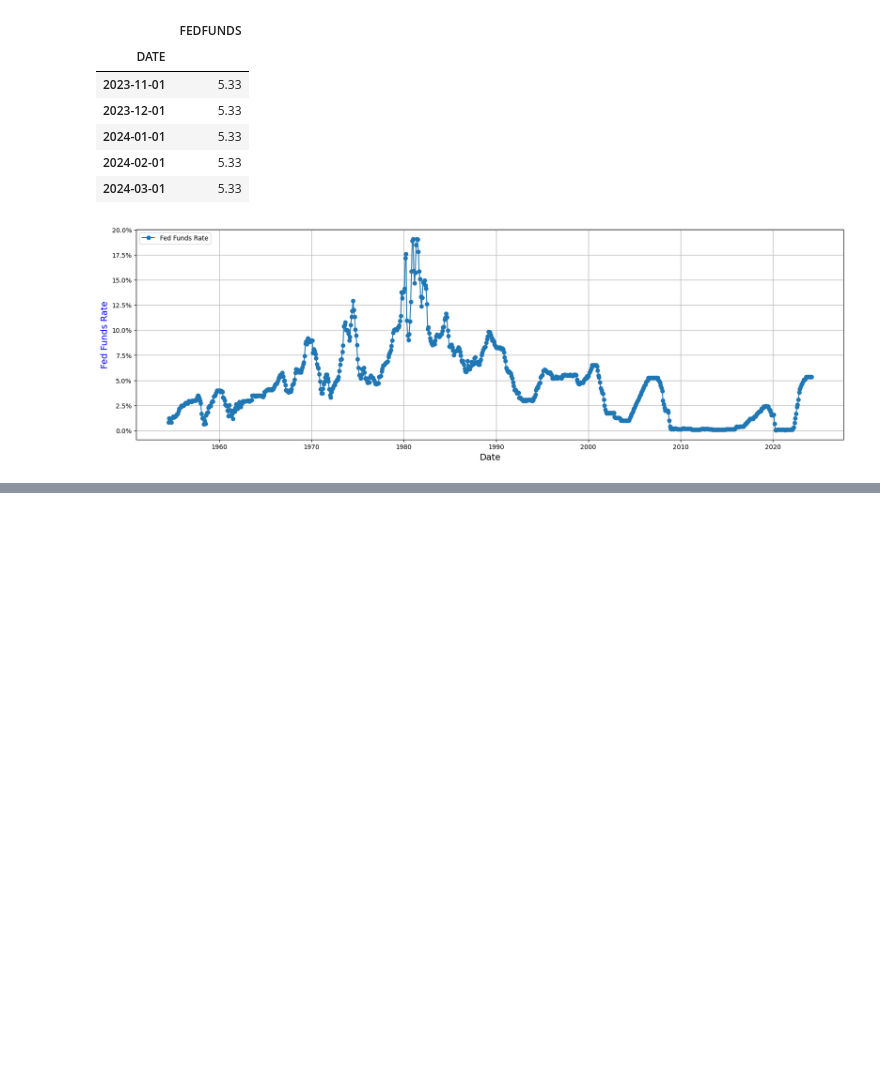
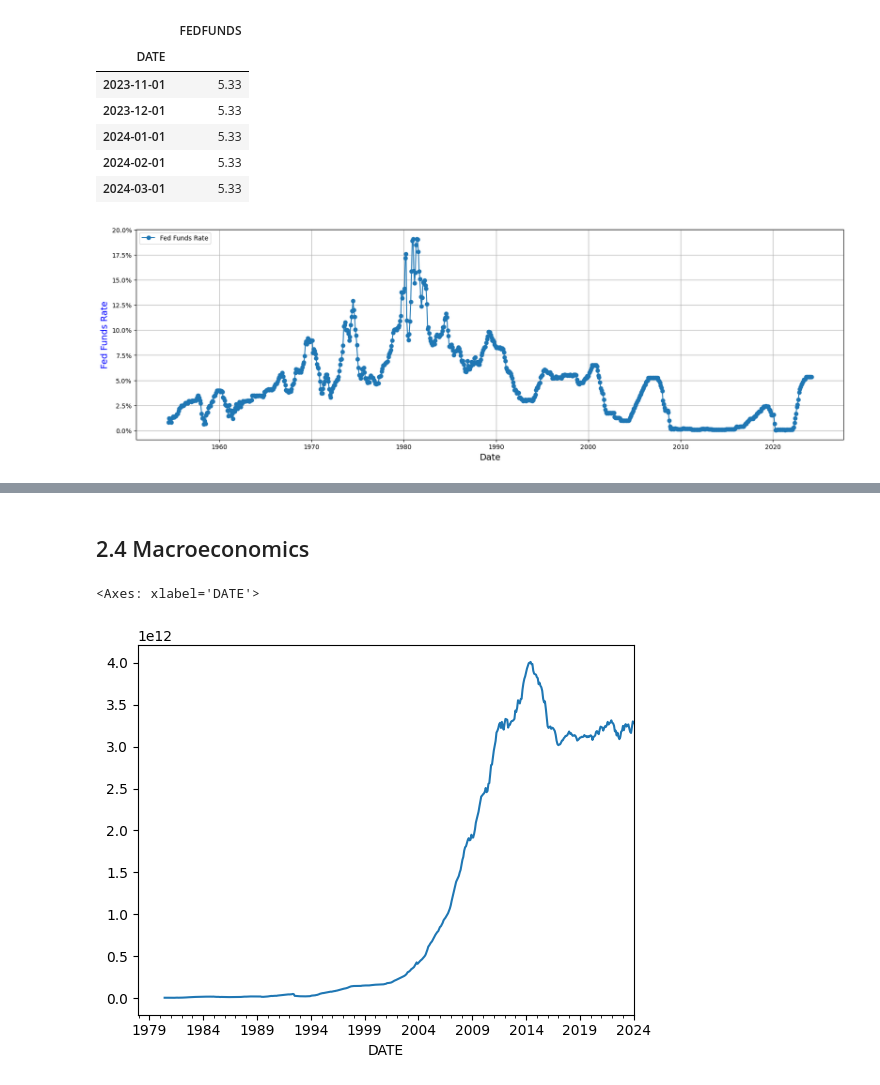
Before and after one commit to tarasenya/stock-markets-analytics-zoomcamp, a Jupyter notebook: Week-1/Lecture-1.ipynb, the cells around one changed output, grey strips where cells are left out. Drawn from its saved outputs; the diff is of its cells as text; code cells hidden in the pictures; blank space fills up the shorter version.

```diff
--- a/Week-1/Lecture-1.ipynb
+++ b/Week-1/Lecture-1.ipynb
@@ -188,0 +476,9 @@ plt.show()
+# %% [markdown]
+## 2.4 Macroeconomics
+# %%
+gold_reserves = pdr.DataReader("TRESEGCNM052N", "fred", start=start)
+# %%
+gold_reserves.TRESEGCNM052N.plot.line()
+# %% [output]
+<Axes: xlabel='DATE'>
+[figure, added]
```
Also changed, not shown: parts of 38 cells of this notebook, 5 other files.
